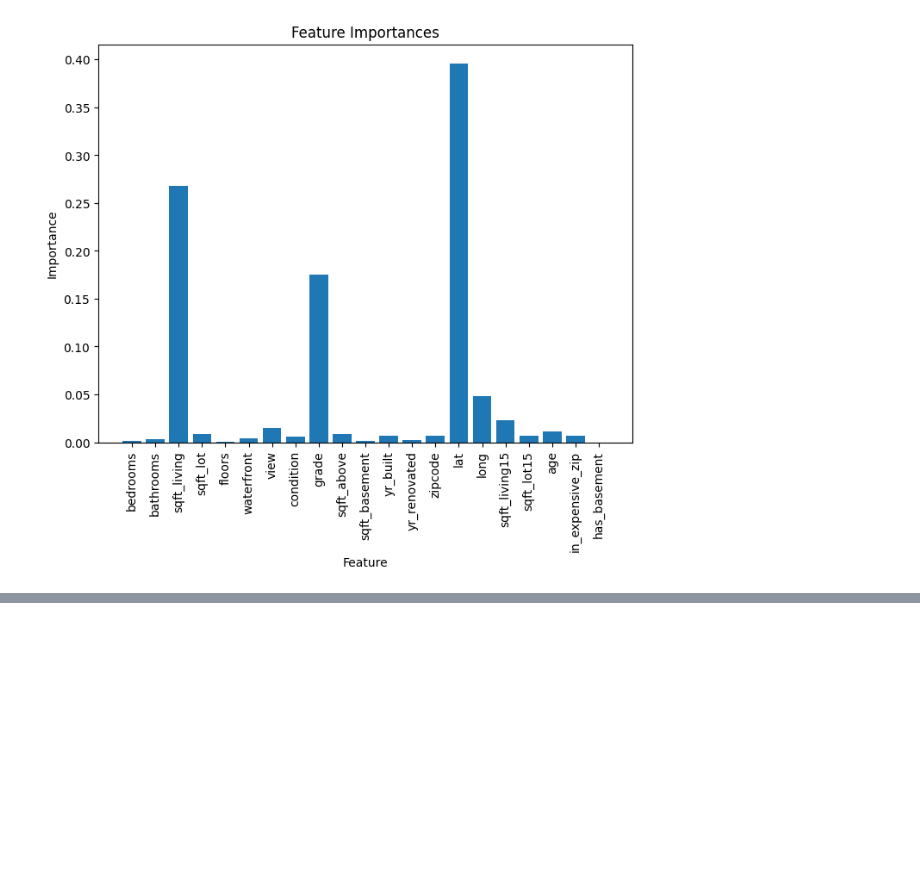
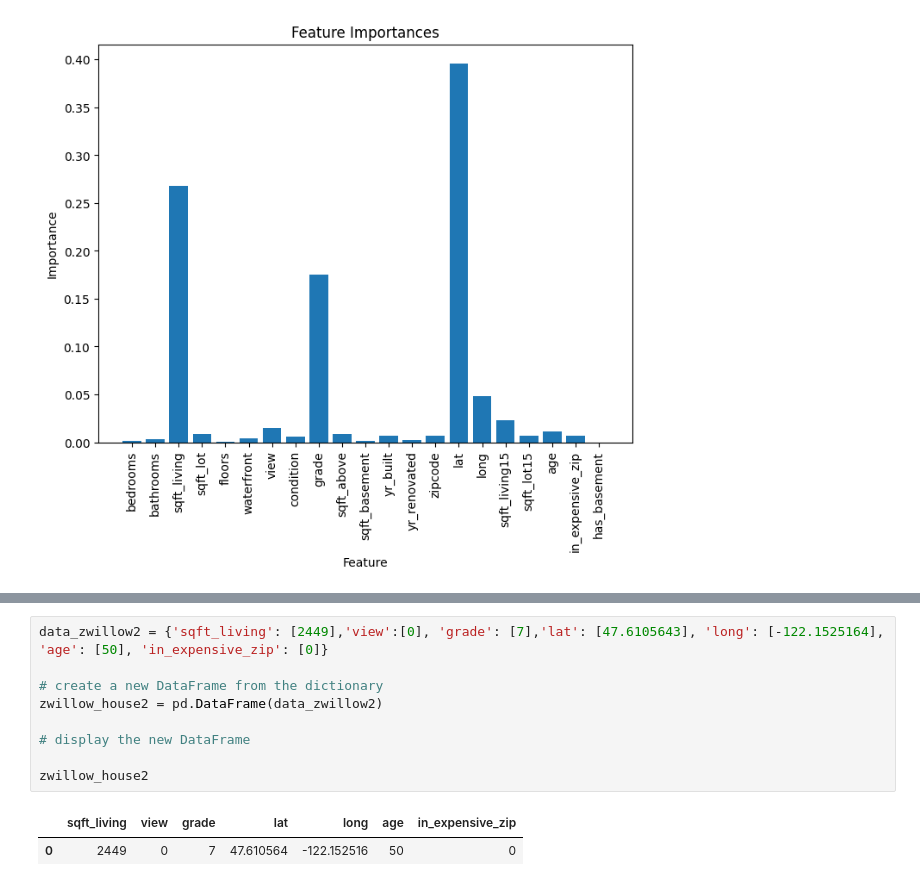
Before and after one commit to Sanketb2312/Info251-final-project, a Jupyter notebook: train.ipynb, the cells around one changed output, grey strips where cells are left out. Saved outputs shown, nothing was run; the diff lists cells and outputs as text; blank space fills up the shorter version.

```diff
--- a/train.ipynb
+++ b/train.ipynb
@@ -161,0 +215,12 @@ price[0]*2.03
+# %%
+data_zwillow2 = {'sqft_living': [2449],'view':[0], 'grade': [7],'lat': [47.6105643], 'long': [-122.1525164], 'age': [50], 'in_expensive_zip': [0]}
+
+# create a new DataFrame from the dictionary
+zwillow_house2 = pd.DataFrame(data_zwillow2)
+
+# display the new DataFrame
+
+zwillow_house2
+# %% [output]
+|  | sqft_living | view | grade | lat | long | age | in_expensive_zip |
+| 0 | 2449 | 0 | 7 | 47.610564 | -122.152516 | 50 | 0 |
```
Also changed, not shown: parts of 12 cells of this notebook.
